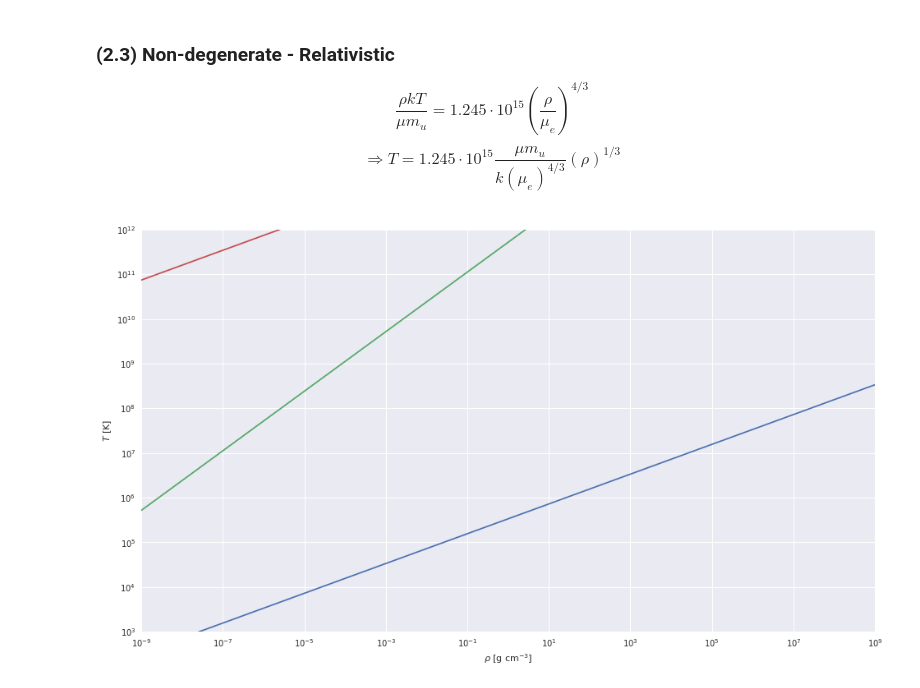
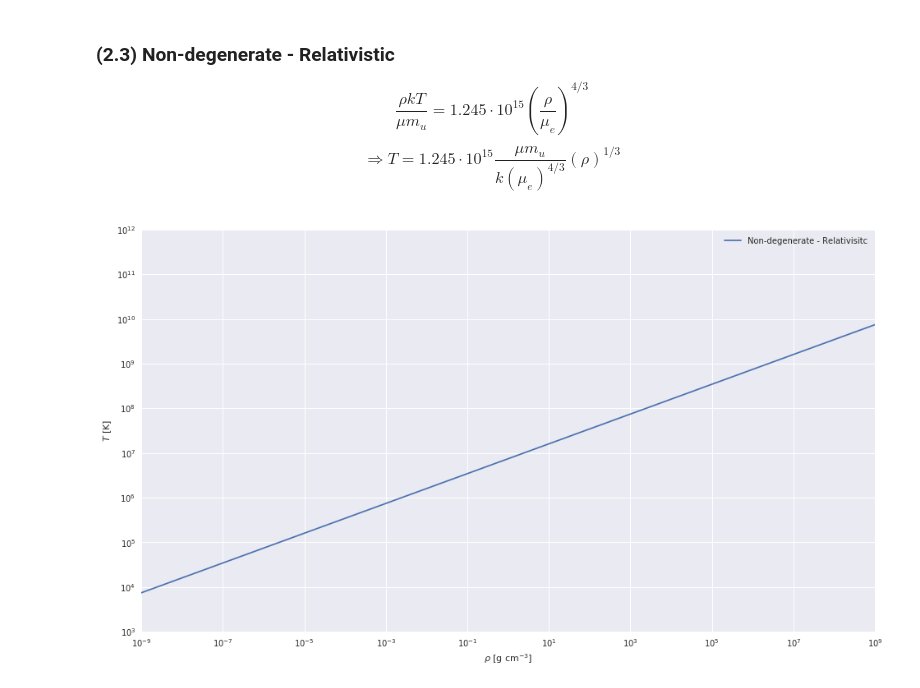
Before and after one commit to kaimibk/School, a Jupyter notebook: ASTR_423/A7/A7.ipynb, the cells around one changed output. Cells and saved outputs as stored; diff of their text form; code cells hidden in the pictures.

```diff
--- a/ASTR_423/A7/A7.ipynb
+++ b/ASTR_423/A7/A7.ipynb
@@ -69,19 +69,22 @@ ___
 a = const.sigma_sb * 4. / const.c ## Radiation density constant
 mu = 0.85
 mu_e = 1.5
-m_u = 1.673 * 10**(-24) * u.g
+m_u = 1.00794 * u.u
 # %% [markdown]
 ### (2.1) Radation - Gas:
 
 $$\frac{aT^4}{3} = \frac{\rho k T}{\mu m_u}$$
 $$\Rightarrow T = \left(\frac{3 \rho k}{a \mu m_u}\right)^{1/3}$$
 # %%
-T_1 = lambda rho: (3 * rho * const.k_B / (a * mu * m_u))**(1/3)
-rhos = np.logspace(-9, 9, 1000) *u.g * u.cm**(-3)
+func_1 = lambda rho: ((3. * rho * const.k_B) / (a * mu * m_u))**(1/3)
+rhos = np.logspace(-9, 9, 1000) * u.g * (u.cm)**(-3)
+T_1 = func_1(rhos).cgs
+T_1.__name__ = 'Radiation - Gas'
 
 fig, ax = plt.subplots(1, figsize=(16,9))
 
-ax.plot(rhos, T_1(rhos))
+ax.plot(rhos, T_1, label=T_1.__name__)
+
 ax.set_xlabel(r'$\rho$ [g cm$^{-3}$]')
 ax.set_xscale('log')
 ax.set_ylabel(r'$T$ [K]')
@@ -89,5 +92,6 @@ ax.set_yscale('log')
 
 ax.set_ylim(10**3, 10**12)
 ax.set_xlim(10**-9, 10**9)
+plt.legend()
 plt.show()
 # %% [output]
@@ -125,20 +127,22 @@ T(rhos).decompose() #errr...
 $$\frac{\rho k T}{\mu m_u} =1.245 \cdot 10^{15} \left(\frac{\rho}{\mu_e}\right)^{4/3}$$
 $$\Rightarrow T = 1.245 \cdot 10^{15} \frac{\mu m_u}{k (\mu_e)^{4/3}} (\rho)^{1/3}$$
 # %%
-T_3 = lambda rho: 1.245e15 * mu * m_u / (const.k_B * mu_e**(4/3)) * rho**(1/3)
+func_3 = lambda rho: 1.245e15 * mu * m_u / (const.k_B * mu_e**(4/3)) * rho**(1/3)
+T_3 = func_3(rhos).cgs
+T_3.__name__ = 'Non-degenerate - Relativisitc'
 
 fig, ax = plt.subplots(1, figsize=(16,9))
 
-for T in [T_1, T_2, T_3]:
-    ax.plot(rhos, T(rhos))
+ax.plot(rhos, T_3, label=T_3.__name__)
+
 ax.set_xlabel(r'$\rho$ [g cm$^{-3}$]')
 ax.set_xscale('log')
 ax.set_ylabel(r'$T$ [K]')
 ax.set_yscale('log')
 
-
 ax.set_ylim(10**3, 10**12)
 ax.set_xlim(10**-9, 10**9)
+plt.legend()
 plt.show()
 # %% [output]
-[figure, old version]
+[figure, new version]
```
Also changed, not shown: parts of 10 cells of this notebook.
